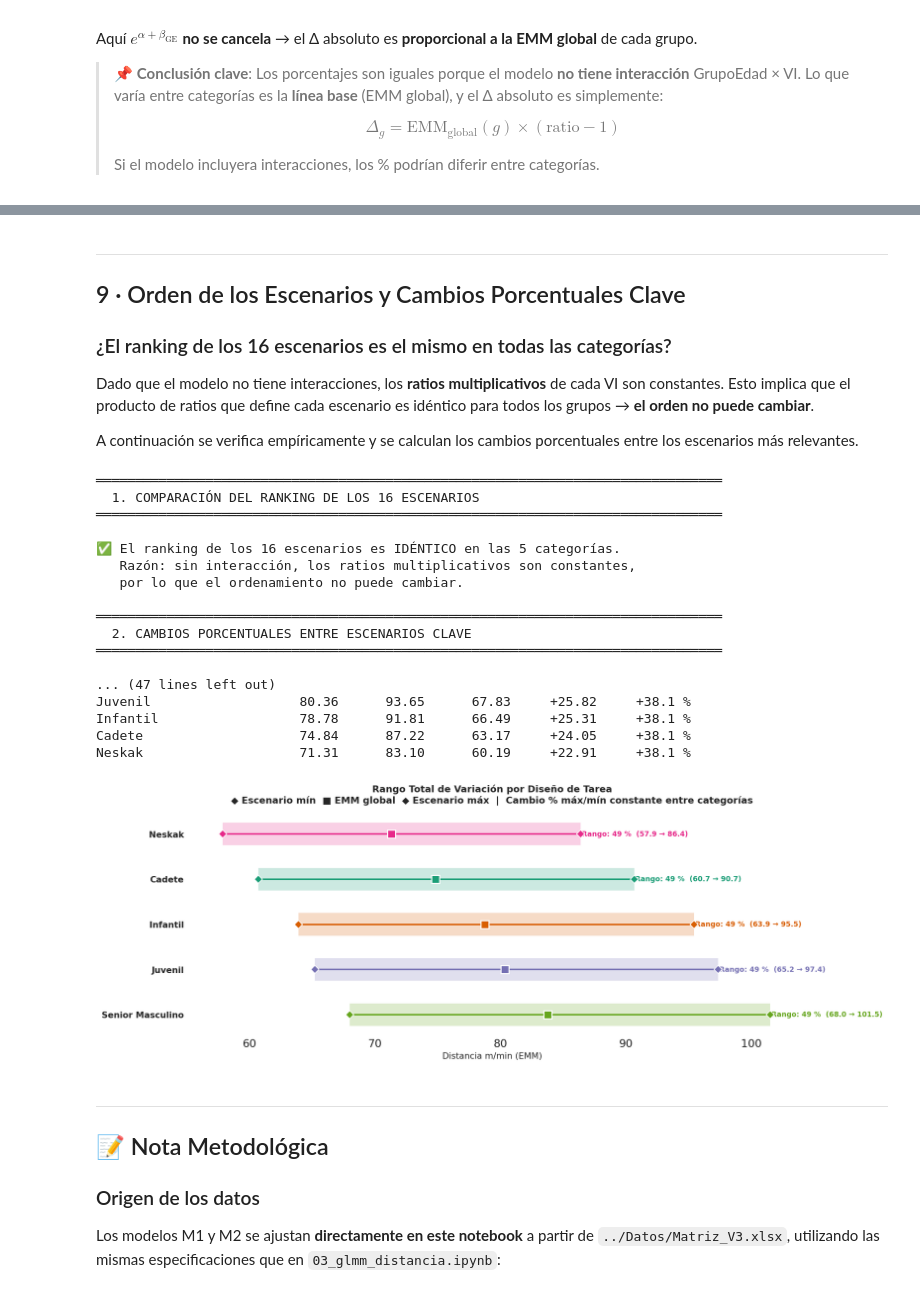
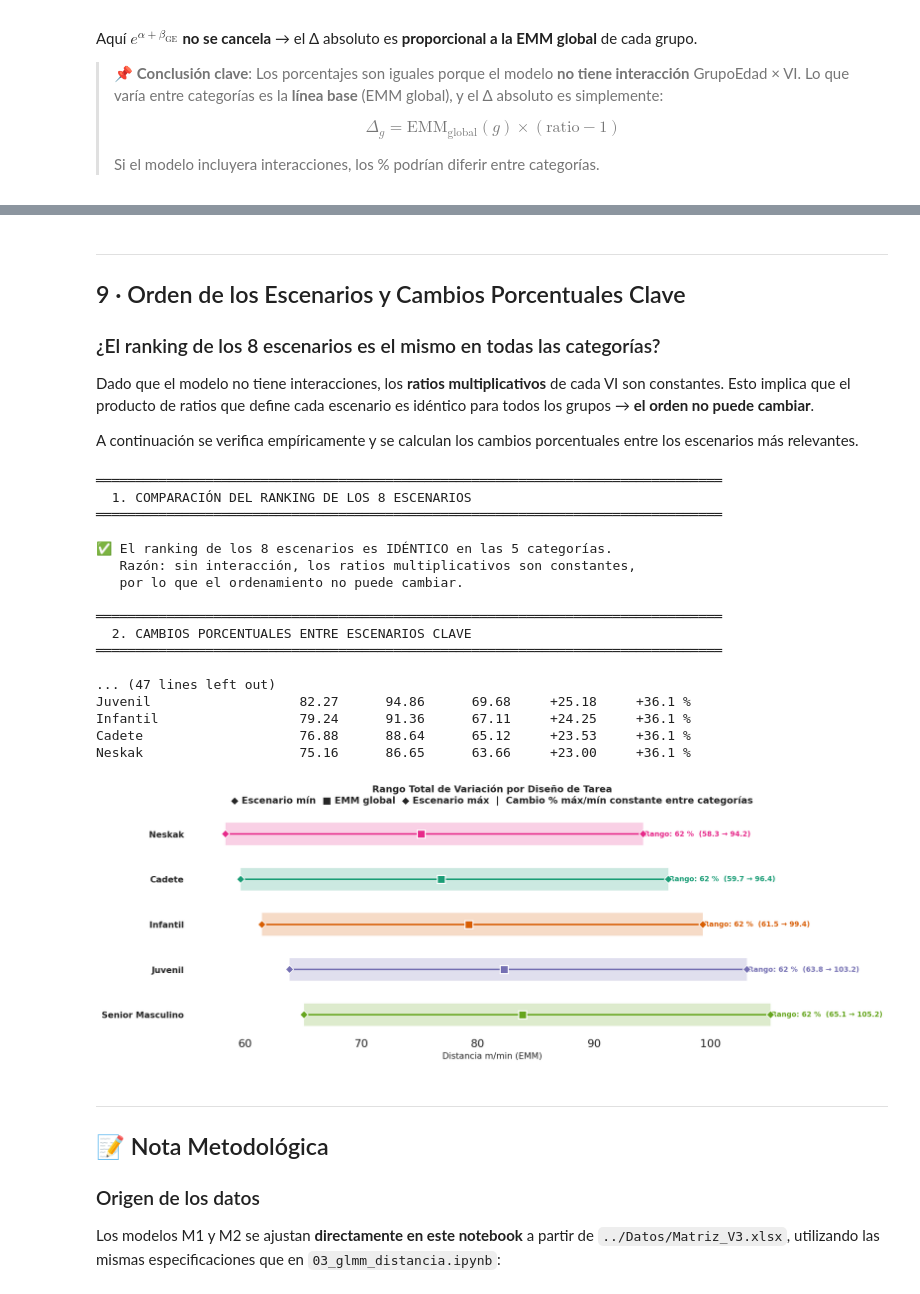
Before and after one commit to Bixen10/TFG-CristianRuiz-ImpactoTecnico, a Jupyter notebook: 04_GLMM/03b_glmm_distancia_fichas_categoria.ipynb, the cells around one changed output, grey strips where cells are left out. Drawn from its saved outputs; the diff is of its cells as text; code cells hidden in the pictures.

```diff
--- a/04_GLMM/03b_glmm_distancia_fichas_categoria.ipynb
+++ b/04_GLMM/03b_glmm_distancia_fichas_categoria.ipynb
@@ -239,8 +235,7 @@ nivel_reduce = {
 }
 etiquetas_nivel = {
     "NoPolarizado": "No Polarizado", "Polarizado": "Polarizado",
-    "reducido": "Reducido",          "amplio": "Amplio",
-    "pequeño": "Pequeño (≤4v≤4)",    "grande": "Grande (≥5v≥5)",
+    "LSG": "Grande (LSG)",           "SSG": "Pequeño (SSG)",
     "Desequilibrio": "Desequilibrio","Equilibrio": "Equilibrio",
 }
 orden_vi = ["Formato del Juego", "Polaridad", "Equilibrio"]
@@ -267,16 +262,16 @@ def calcular_escenarios(cat):
     return [
         ("Máximo estímulo",
          g * r_b["Polaridad"] * r_b["Formato del Juego"] * r_b["Equilibrio"],
-         "NoPol · Amp · Gra · Equil"),
+         "NoPol · LSG · Equil"),
         ("Favorable (top-2 VI)",
          g * r_b["Formato del Juego"] * r_b["Polaridad"] * r_r["Equilibrio"],
-         "NoPol · Reduc · Gra · Deseq"),
+         "NoPol · LSG · Deseq"),
         ("Desfavorable (top-2 ×)",
          g * r_r["Formato del Juego"] * r_r["Polaridad"] * r_b["Equilibrio"],
-         "Pol · Amp · Peq · Equil"),
+         "Pol · SSG · Equil"),
         ("Mínimo estímulo",
          g * r_r["Polaridad"] * r_r["Formato del Juego"] * r_r["Equilibrio"],
-         "Pol · Reduc · Peq · Deseq"),
+         "Pol · SSG · Deseq"),
     ]
 
 
@@ -557,17 +551,16 @@ La columna **↑** indica cuántas de las 4 VI tienen su nivel "boost"
 (el que incrementa distancia) activado.
 # %%
 # ══════════════════════════════════════════════════════════════════════════
-#  TODOS LOS 16 ESCENARIOS COMBINADOS POR CATEGORÍA DE EDAD
+#  TODOS LOS 8 ESCENARIOS COMBINADOS POR CATEGORÍA DE EDAD (2³ = 8)
 # ══════════════════════════════════════════════════════════════════════════
 
 abreviaturas = {
-    "amplio": "Amp", "reducido": "Red",
-    "grande": "Gra", "pequeño": "Peq",
+    "LSG": "LSG", "SSG": "SSG",
     "NoPolarizado": "NoPol", "Polarizado": "Pol",
     "Desequilibrio": "Deseq", "Equilibrio": "Equil",
 }
 
-# Orden para etiquetas: Pol · Esp · Agr · Eq  (de mayor a menor impacto)
+# Orden para etiquetas: Pol · Formato · Eq  (de mayor a menor impacto)
 _vi_keys_label = ["Polaridad", "Formato_del_Juego", "Equilibrio"]
 
 
@@ -645,8 +638,8 @@ for idx, cat in enumerate(orden_categorias):
         )
 
 fig.suptitle(
-    "16 Escenarios Combinados — Todas las Categorías de Edad\n"
-    "(etiquetas: Pol · Esp · Agr · Eq;  nº↑ = niveles 'boost' activos)",
+    "8 Escenarios Combinados — Todas las Categorías de Edad\n"
+    "(etiquetas: Pol · Formato · Eq;  nº↑ = niveles 'boost' activos)",
     fontsize=14, fontweight="bold", y=1.05,
 )
 fig.subplots_adjust(top=0.82, wspace=0.06)
@@ -654,13 +647,13 @@ plt.show()
 
 # ── Tabla resumen ────────────────────────────────────────────────────────
 ref_cat = orden_categorias[0]
-print(f"\n{'#':>3} {'Escenario (Pol·Esp·Agr·Eq)':<34} {'↑':>2}", end="")
+print(f"\n{'#':>3} {'Escenario (Pol·Formato·Eq)':<34} {'↑':>2}", end="")
 for cat in orden_categorias:
     print(f"  {cat[:10]:>10}", end="")
 print()
 print("─" * (3 + 34 + 3 + 12 * n_cats))
 
-for rank_i in range(16):
+for rank_i in range(8):
     e_ref = todos_esc[ref_cat][rank_i]
     print(f"{rank_i+1:>3} {e_ref['label']:<34} {e_ref['n_boost']:>2}", end="")
     for cat in orden_categorias:
@@ -894,7 +879,7 @@ Neskak                      71.31            17.330             4.524
 ---
 ## 9 · Orden de los Escenarios y Cambios Porcentuales Clave
 
-### ¿El ranking de los 16 escenarios es el mismo en todas las categorías?
+### ¿El ranking de los 8 escenarios es el mismo en todas las categorías?
 
 Dado que el modelo no tiene interacciones, los **ratios multiplicativos** de
 cada VI son constantes. Esto implica que el producto de ratios que define cada
@@ -907,9 +892,9 @@ entre los escenarios más relevantes.
 #  ORDEN DE ESCENARIOS Y CAMBIOS PORCENTUALES CLAVE
 # ══════════════════════════════════════════════════════════════════════════
 
-# ── 1. ¿El ranking de los 16 escenarios es idéntico entre categorías? ────
+# ── 1. ¿El ranking de los 8 escenarios es idéntico entre categorías? ─────
 print("═" * 80)
-print("  1. COMPARACIÓN DEL RANKING DE LOS 16 ESCENARIOS")
+print("  1. COMPARACIÓN DEL RANKING DE LOS 8 ESCENARIOS")
 print("═" * 80)
 
 ref_cat = orden_categorias[0]
@@ -926,7 +911,7 @@ for cat in orden_categorias[1:]:
                 print(f"    Pos {i+1}: {ref_cat} → {r}  vs  {cat} → {c}")
 
 if orden_identico:
-    print(f"\n✅ El ranking de los 16 escenarios es IDÉNTICO en las {n_cats} categorías.")
+    print(f"\n✅ El ranking de los 8 escenarios es IDÉNTICO en las {n_cats} categorías.")
     print("   Razón: sin interacción, los ratios multiplicativos son constantes,")
     print("   por lo que el ordenamiento no puede cambiar.\n")
 
@@ -936,11 +921,11 @@ print("  2. CAMBIOS PORCENTUALES ENTRE ESCENARIOS CLAVE")
 print(f"{'═' * 80}")
 
 comparaciones = [
-    ("🔴 #1 (máximo) vs #16 (mínimo)  — rango total", 0, 15),
-    ("🟠 #1 (máximo) vs #8 (mediano)  — mitad superior", 0, 7),
-    ("🟡 #8 (mediano) vs #16 (mínimo) — mitad inferior", 7, 15),
+    ("🔴 #1 (máximo) vs #8 (mínimo)  — rango total", 0, 7),
+    ("🟠 #1 (máximo) vs #4 (mediano)  — mitad superior", 0, 3),
+    ("🟡 #5 (mediano) vs #8 (mínimo) — mitad inferior", 4, 7),
     ("🔵 #1 vs #2  — ganancia marginal en el tope", 0, 1),
-    ("🟣 #15 vs #16 — pérdida marginal en el fondo", 14, 15),
+    ("🟣 #7 vs #8 — pérdida marginal en el fondo", 6, 7),
 ]
 
 for desc, i1, i2 in comparaciones:
@@ -971,7 +956,7 @@ for cat in orden_categorias:
     esc = todos_esc[cat]
     g = emm_global[cat][0]
     top4 = np.mean([esc[i]["emm"] for i in range(4)])
-    bot4 = np.mean([esc[i]["emm"] for i in range(12, 16)])
+    bot4 = np.mean([esc[i]["emm"] for i in range(4, 8)])
     pct = (top4 / bot4 - 1) * 100
     print(f"{cat:<20} {g:>10.2f} {top4:>10.2f} {bot4:>10.2f}"
           f" {top4 - bot4:>+10.2f} {pct:>+9.1f} %")
@@ -998,40 +983,40 @@ for i, cat in enumerate(orden_categorias):
     # Anotación
     ax.text(e_max + 0.08, i,
             f"Rango: {pct_range:.0f} %  ({e_min:.1f} → {e_max:.1f})",
             fontsize=9, fontweight="bold", color=color, va="center")
 
 ax.set_yticks(range(len(orden_categorias)))
 ax.set_yticklabels(orden_categorias, fontsize=11, fontweight="bold")
 ax.set_xlabel("Distancia m/min (EMM)", fontsize=11)
 ax.set_title(
     "Rango Total de Variación por Diseño de Tarea\n"
     "◆ Escenario mín  ■ EMM global  ◆ Escenario máx  |  "
     "Cambio % máx/mín constante entre categorías",
     fontsize=12, fontweight="bold", pad=12,
  )
 ax.grid(axis="x", alpha=0.2, ls=":")
 ax.spines[["top", "right"]].set_visible(False)
 ax.set_xlim(left=55)
 plt.show()
 # %% [output]
 ════════════════════════════════════════════════════════════════════════════════
-  1. COMPARACIÓN DEL RANKING DE LOS 16 ESCENARIOS
+  1. COMPARACIÓN DEL RANKING DE LOS 8 ESCENARIOS
 ════════════════════════════════════════════════════════════════════════════════
 
-✅ El ranking de los 16 escenarios es IDÉNTICO en las 5 categorías.
+✅ El ranking de los 8 escenarios es IDÉNTICO en las 5 categorías.
    Razón: sin interacción, los ratios multiplicativos son constantes,
    por lo que el ordenamiento no puede cambiar.
 
 ════════════════════════════════════════════════════════════════════════════════
   2. CAMBIOS PORCENTUALES ENTRE ESCENARIOS CLAVE
 ════════════════════════════════════════════════════════════════════════════════
 
 ... (47 lines left out)
-Juvenil                   80.36      93.65      67.83     +25.82     +38.1 %
-Infantil                  78.78      91.81      66.49     +25.31     +38.1 %
-Cadete                    74.84      87.22      63.17     +24.05     +38.1 %
-Neskak                    71.31      83.10      60.19     +22.91     +38.1 %
+Juvenil                   82.27      94.86      69.68     +25.18     +36.1 %
+Infantil                  79.24      91.36      67.11     +24.25     +36.1 %
+Cadete                    76.88      88.64      65.12     +23.53     +36.1 %
+Neskak                    75.16      86.65      63.66     +23.00     +36.1 %
-[figure, old version]
+[figure, new version]
 # %% [markdown]
 ---
 ## 📝 Nota Metodológica
```
Also changed, not shown: parts of 9 cells of this notebook.
